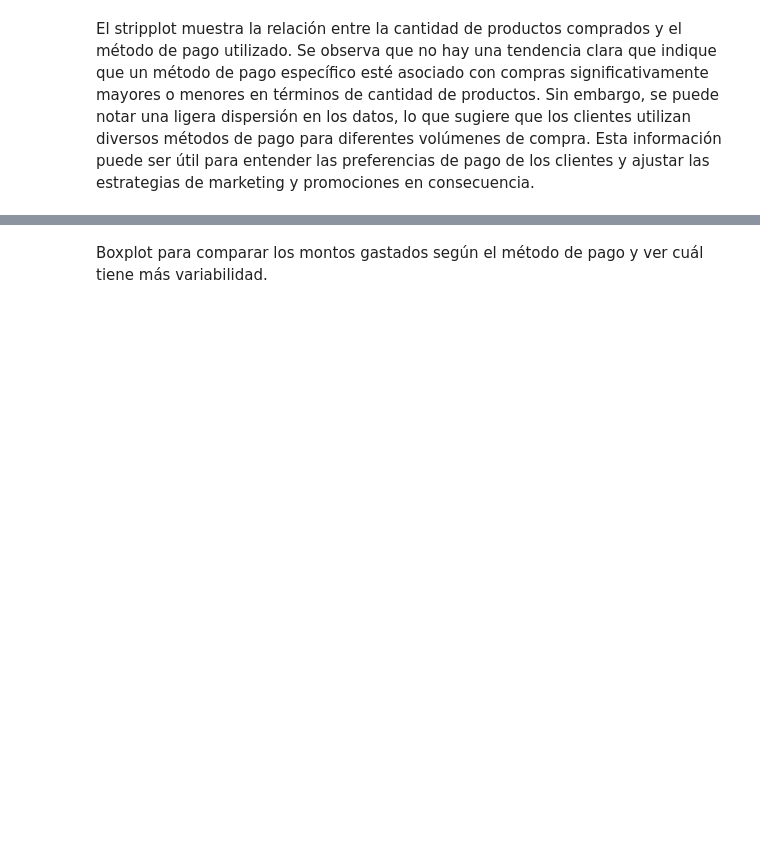
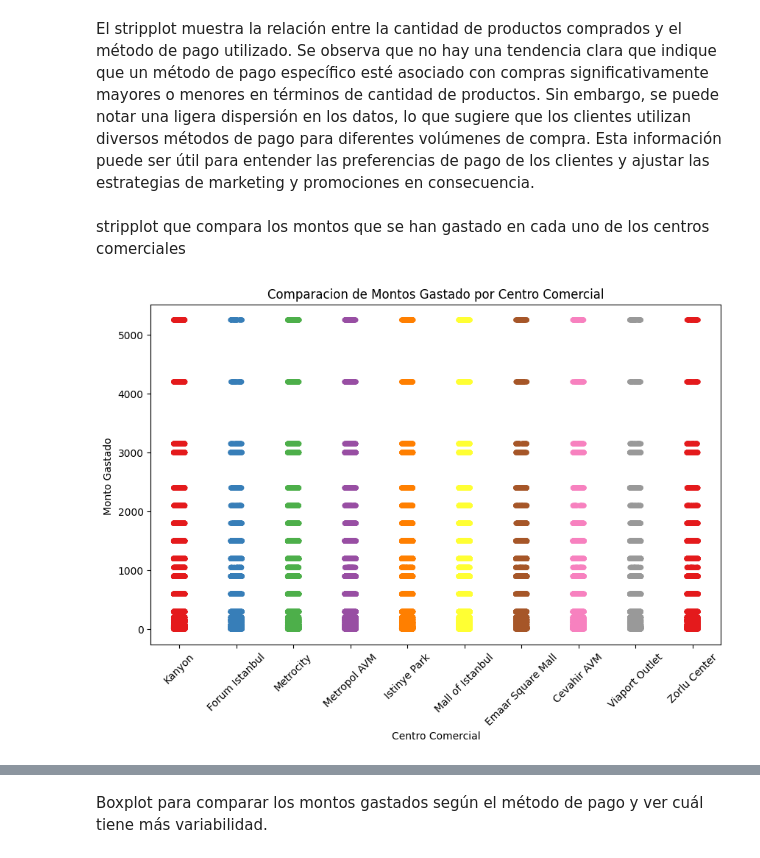
Before and after one commit to juanjoher/CIENCIADATOSP1, a Jupyter notebook: Proyecto.ipynb, the cells around one changed output, grey strips where cells are left out. Drawn from its saved outputs; the diff is of its cells as text; code cells hidden in the pictures; blank space fills up the shorter version.

```diff
--- a/Proyecto.ipynb
+++ b/Proyecto.ipynb
@@ -518,3 +578,27 @@ plt.show()
 [figure]
 # %% [markdown]
 El stripplot muestra la relación entre la cantidad de productos comprados y el método de pago utilizado. Se observa que no hay una tendencia clara que indique que un método de pago específico esté asociado con compras significativamente mayores o menores en términos de cantidad de productos. Sin embargo, se puede notar una ligera dispersión en los datos, lo que sugiere que los clientes utilizan diversos métodos de pago para diferentes volúmenes de compra. Esta información puede ser útil para entender las preferencias de pago de los clientes y ajustar las estrategias de marketing y promociones en consecuencia.
+# %% [markdown]
+stripplot que compara los montos que se han gastado en cada uno de los centros comerciales
+# %%
+#Total gastado por centro comercial
+# Crear una tabla temporal combinando df con shopping_mall
+df_mall = df.merge(shopping_mall, on="shopping_mall_id", how="left")
+
+# Configurar el tamaño del gráfico
+plt.figure(figsize=(10, 6))
+
+# Crear el stripplot con hue y una paleta de colores
+sns.stripplot(x='shopping_mall', y='total_price', data=df_mall,
+              hue='shopping_mall', palette='Set1', jitter=True)
+
+# Personalizar el gráfico
+plt.title('Comparacion de Montos Gastado por Centro Comercial')
+plt.xlabel('Centro Comercial')
+plt.ylabel('Monto Gastado ')
+plt.xticks(rotation=45)  # Rotar etiquetas para mejor lectura
+
+# Mostrar el gráfico
+plt.show()
+# %% [output]
+[figure, added]
```
Also changed, not shown: parts of 8 cells of this notebook.
